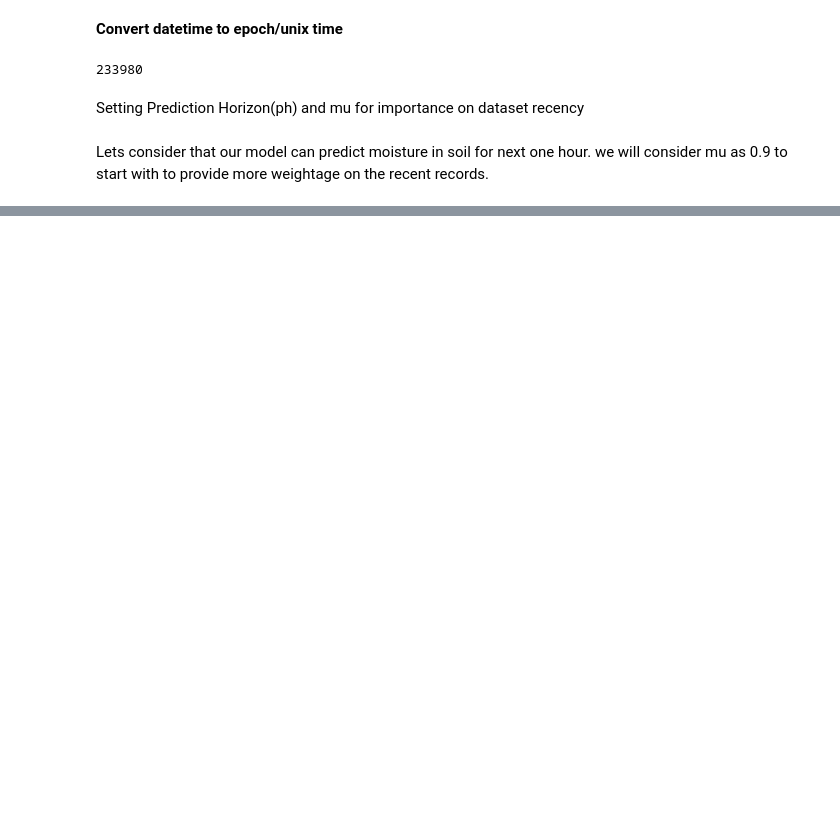
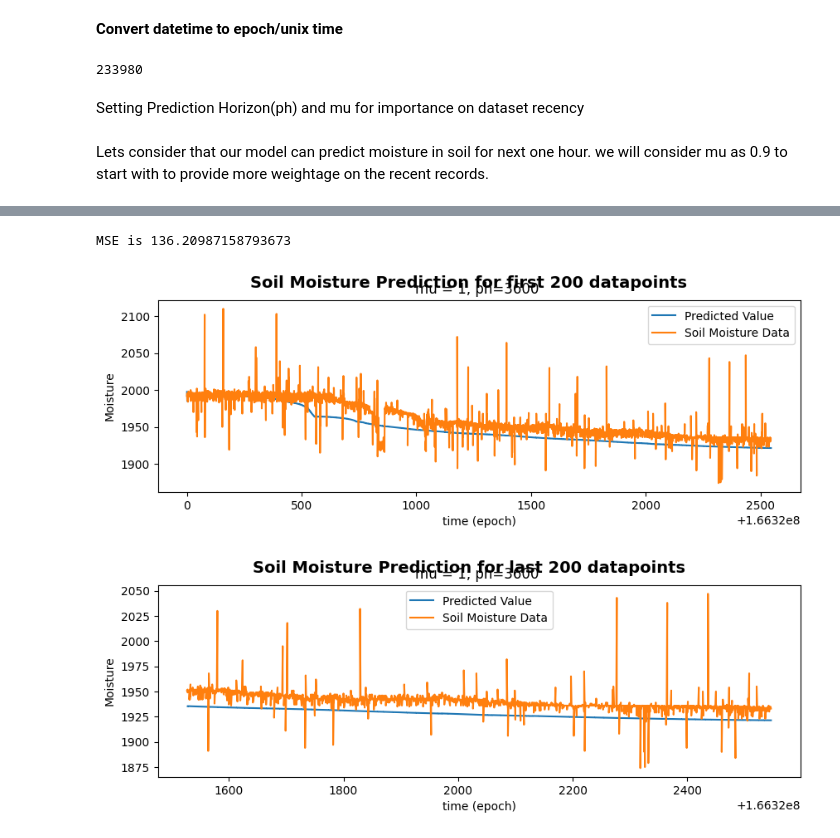
Before and after one commit to santausd/plant_health_assessment_model, a Jupyter notebook: AAI_530_A1_Group_1_IoT_Based_Crop_Monitoring_and_Health_Assessment.ipynb, the cells around one changed output, grey strips where cells are left out. Drawn from its saved outputs; the diff is of its cells as text; code cells hidden in the pictures; blank space fills up the shorter version.

```diff
--- a/AAI_530_A1_Group_1_IoT_Based_Crop_Monitoring_and_Health_Assessment.ipynb
+++ b/AAI_530_A1_Group_1_IoT_Based_Crop_Monitoring_and_Health_Assessment.ipynb
@@ -648,6 +643,12 @@ print("MSE is", mse(ys['Global_active_power'][ph_index:5000+ph_index-1],yp_pred)
 #Re-run prediction code for mu = 1
 mu=1
 execute_model(mu,ts,ys)
+# %%
+plot_result_mse(ts, ys, tp_pred, yp_pred)
+# %% [output]
+MSE is 136.20987158793673
+[figure, added]
+[figure, added]
 # %%
 #Re-run prediction code for mu = 0.01
 mu=0.01
```
Also changed, not shown: parts of 10 cells of this notebook.
